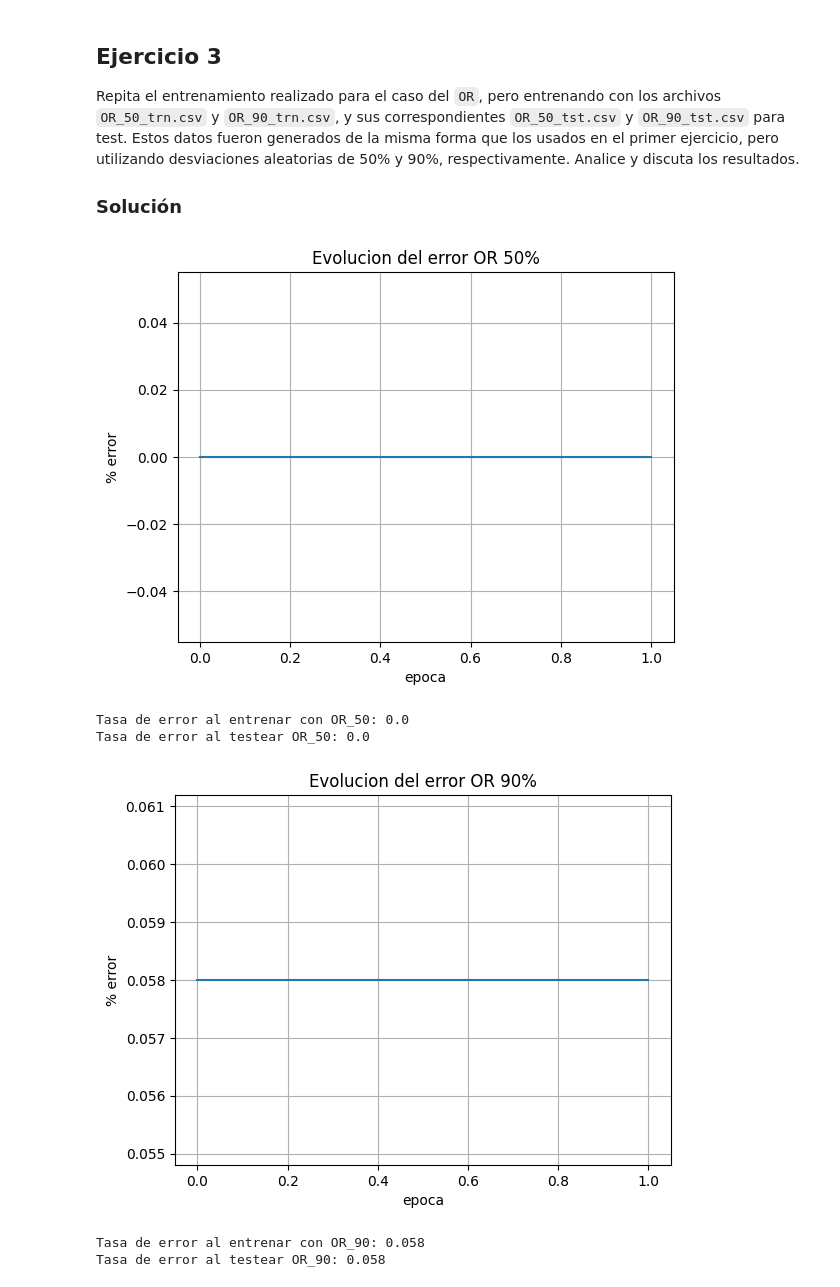
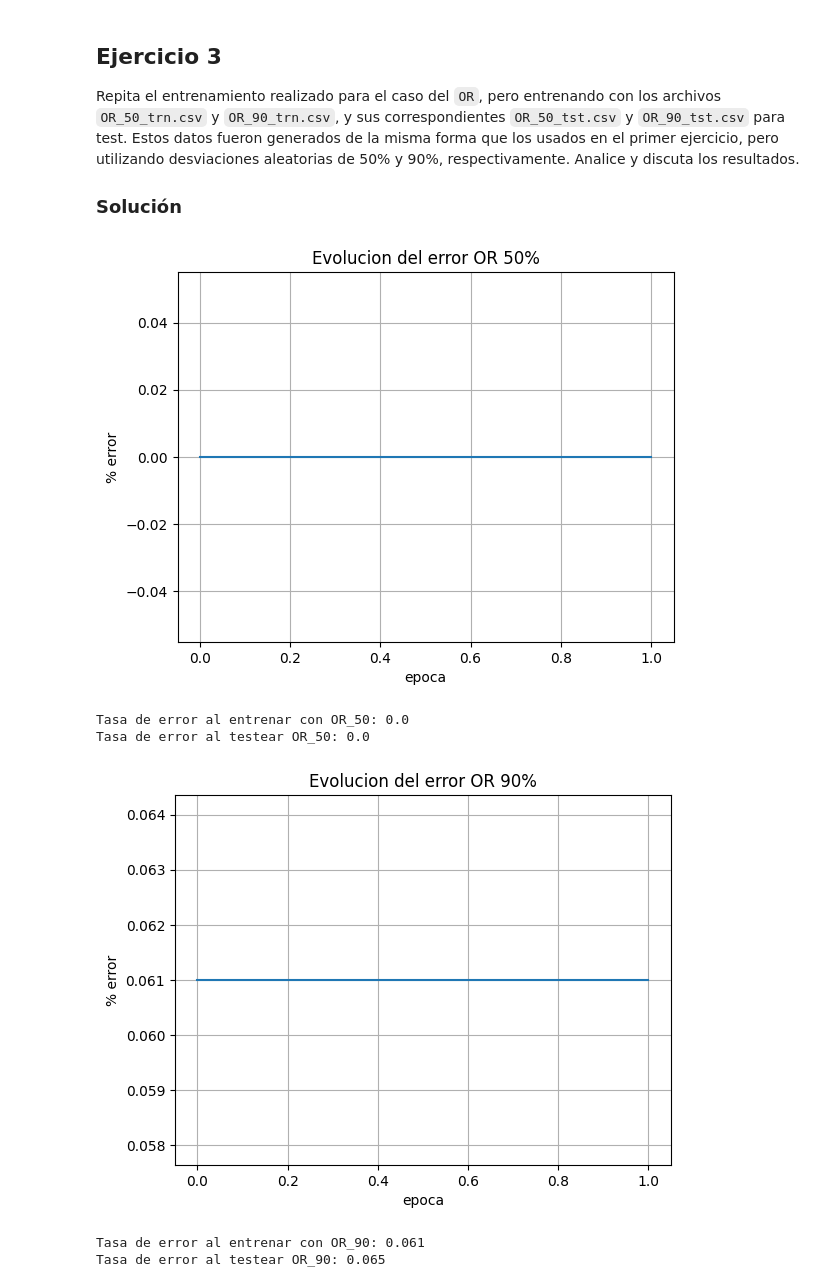
Before and after one commit to Lucasa98/Inteligencia-Computacional-2025, a Jupyter notebook: Práctica/Guia1/Ej1.ipynb, the cells around one changed output. Drawn from its saved outputs; the diff is of its cells as text; code cells hidden in the pictures.

```diff
--- a/Práctica/Guia1/Ej1.ipynb
+++ b/Práctica/Guia1/Ej1.ipynb
@@ -165,8 +165,8 @@ error = perceptronOR50.entrenar(
 print(f"Tasa de error al entrenar con OR_50: {error}")
 
 testFile = cargarCSV('./data/OR_50_tst.csv')
-x = trainFile[:,:-1]
-yd = trainFile[:,-1]
+x = testFile[:,:-1]
+yd = testFile[:,-1]
 error = perceptronOR50.test(x,yd)
 
 print(f"Tasa de error al testear OR_50: {error}")
@@ -174,35 +174,35 @@ print(f"Tasa de error al testear OR_50: {error}")
 # ===== OR 90 =====
 trainFile = cargarCSV('./data/OR_90_trn.csv')
 x = trainFile[:,:-1]
 yd = trainFile[:,-1]
 
 perceptronOR90 = Perceptron.Perceptron(
     N=x.shape[1],
     rate=aprRate,
     maxEpocas=epocas,
     funcionActivacion=funcionActivacion
 )
 
 error = perceptronOR90.entrenar(
     x,
     yd,
     gifPath='./resultados/OR90.gif',
     label='OR 90%',
     targetError=maxErr
 )
 
 print(f"Tasa de error al entrenar con OR_90: {error}")
 
 testFile = cargarCSV('./data/OR_90_tst.csv')
-x = trainFile[:,:-1]
-yd = trainFile[:,-1]
+x = testFile[:,:-1]
+yd = testFile[:,-1]
 error = perceptronOR90.test(x,yd)
 
 print(f"Tasa de error al testear OR_90: {error}")
 # %% [output]
 [figure]
 Tasa de error al entrenar con OR_50: 0.0
 Tasa de error al testear OR_50: 0.0
-[figure, old version]
+[figure, new version]
-Tasa de error al entrenar con OR_90: 0.058
-Tasa de error al testear OR_90: 0.058
+Tasa de error al entrenar con OR_90: 0.061
+Tasa de error al testear OR_90: 0.065
```
Also changed, not shown: parts of 1 cell of this notebook.
